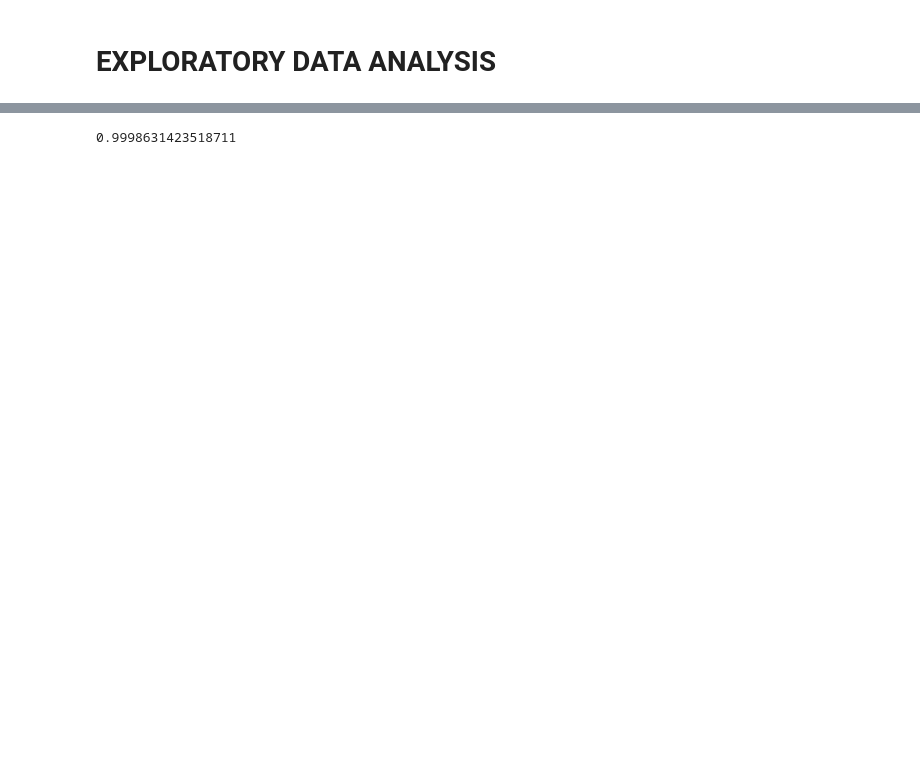
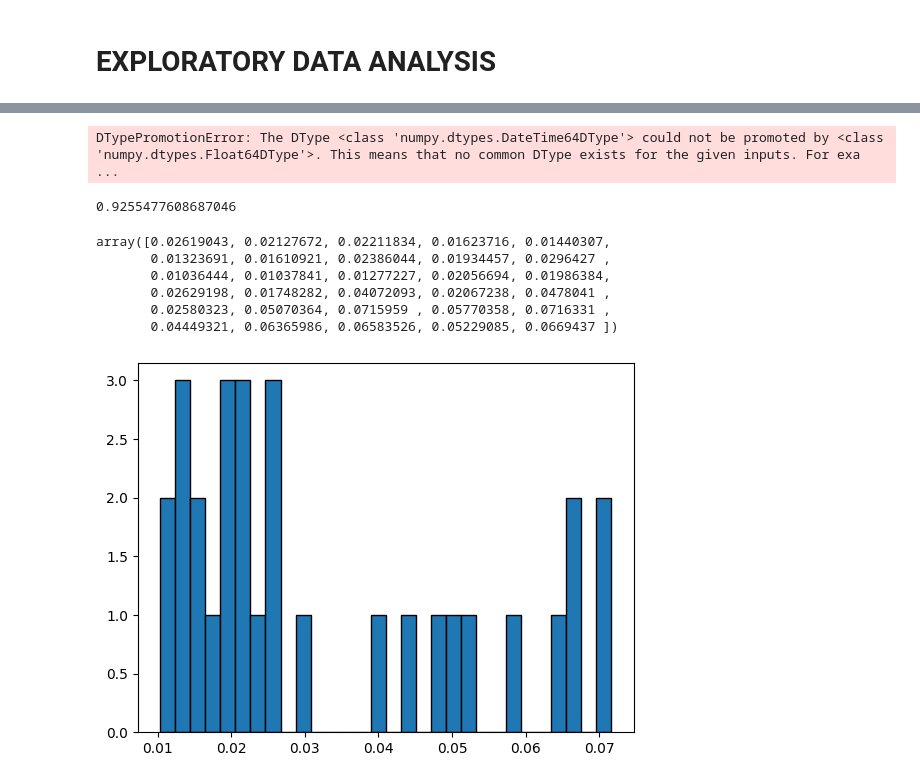
Before and after one commit to Augah2001/Data-Science-Competion-Question-and-Data, a Jupyter notebook: credit_risk.ipynb, the cells around one changed output, grey strips where cells are left out. Cells and saved outputs as stored; diff of their text form; code cells hidden in the pictures; blank space fills up the shorter version.

```diff
--- a/credit_risk.ipynb
+++ b/credit_risk.ipynb
@@ -639,29 +703,54 @@ y = df['Loan Status']
 from sklearn.preprocessing import OneHotEncoder
 from sklearn.compose import ColumnTransformer
 
-one_hot = OneHotEncoder()
-categories = ['gender','location', 'job','marital_status']
-transformer = ColumnTransformer([('one_hot', one_hot, categories)])
-X_transformed = transformer.fit_transform(X)
+X_transformed = pd.get_dummies(X, columns=['marital_status','gender','location', 'job'])
+
+# one_hot = OneHotEncoder()
+# categories = ['gender','location', 'job','marital_status']
+# transformer = ColumnTransformer([('one_hot', one_hot, categories)])
+# X_transformed = transformer.fit_transform(X)
+X_transformed
+
+features = X_transformed.columns
+del X_transformed.drop('disbursemet_date')
 # %%
 from sklearn.decomposition import PCA
 
 pca = PCA(n_components=30, whiten= True, svd_solver='arpack').fit(X_transformed)
 pca.explained_variance_ratio_.sum()
 x_pca = pca.transform(X_transformed)
+df.dtypes
+# %% [output]
+DTypePromotionError: The DType <class 'numpy.dtypes.DateTime64DType'> could not be promoted by <class 'numpy.dtypes.Float64DType'>. This means that no common DType exists for the given inputs. For exa ...
 # %%
 from sklearn.ensemble import RandomForestClassifier
 from sklearn.model_selection import cross_val_score
-clf = RandomForestClassifier()
+clf = RandomForestClassifier(n_jobs=-1)
 
-result = cross_val_score(clf,X= x_pca, y= y, cv= 5)
+# # result = cross_val_score(clf,X= x_pca, y= y, cv= 5)
+result1 = cross_val_score(clf,X= X_transformed.drop('disbursemet_date', axis=1), y= y, cv= 5)
 
-result
+print(result1.mean())
+# %% [output]
+0.9255477608687046
-# %%
-from sklearn.decomposition import PCA
-
-pca = PCA(n_components=35, whiten= True, svd_solver='arpack').fit(X_transformed)
-pca.explained_variance_ratio_.sum()
-x_pca = PCA(n_components=2, whiten= True, svd_solver='arpack').transform(X_transformed)
-# %% [output]
-0.9998631423518711
+# %%
+from sklearn.model_selection import train_test_split
+from sklearn.metrics import recall_score, precision_score, accuracy_score, f1_score, confusion_matrix
+clf = RandomForestClassifier(n_jobs=-1)
+
+X_train, X_test, y_train, y_test = train_test_split(x_pca,y, test_size=0.2)
+
+clf.fit(X_train,y_train)
+clf.score(X_test, y_test)
+clf.feature_importances_
+# %% [output]
+array([0.02619043, 0.02127672, 0.02211834, 0.01623716, 0.01440307,
+       0.01323691, 0.01610921, 0.02386044, 0.01934457, 0.0296427 ,
+       0.01036444, 0.01037841, 0.01277227, 0.02056694, 0.01986384,
+       0.02629198, 0.01748282, 0.04072093, 0.02067238, 0.0478041 ,
+       0.02580323, 0.05070364, 0.0715959 , 0.05770358, 0.0716331 ,
+       0.04449321, 0.06365986, 0.06583526, 0.05229085, 0.0669437 ])
+# %%
+plt.hist(clf.feature_importances_, bins=len(clf.feature_importances_), edgecolor='k');
+# %% [output]
+[figure, added]
```
Also changed, not shown: parts of 20 cells of this notebook.
